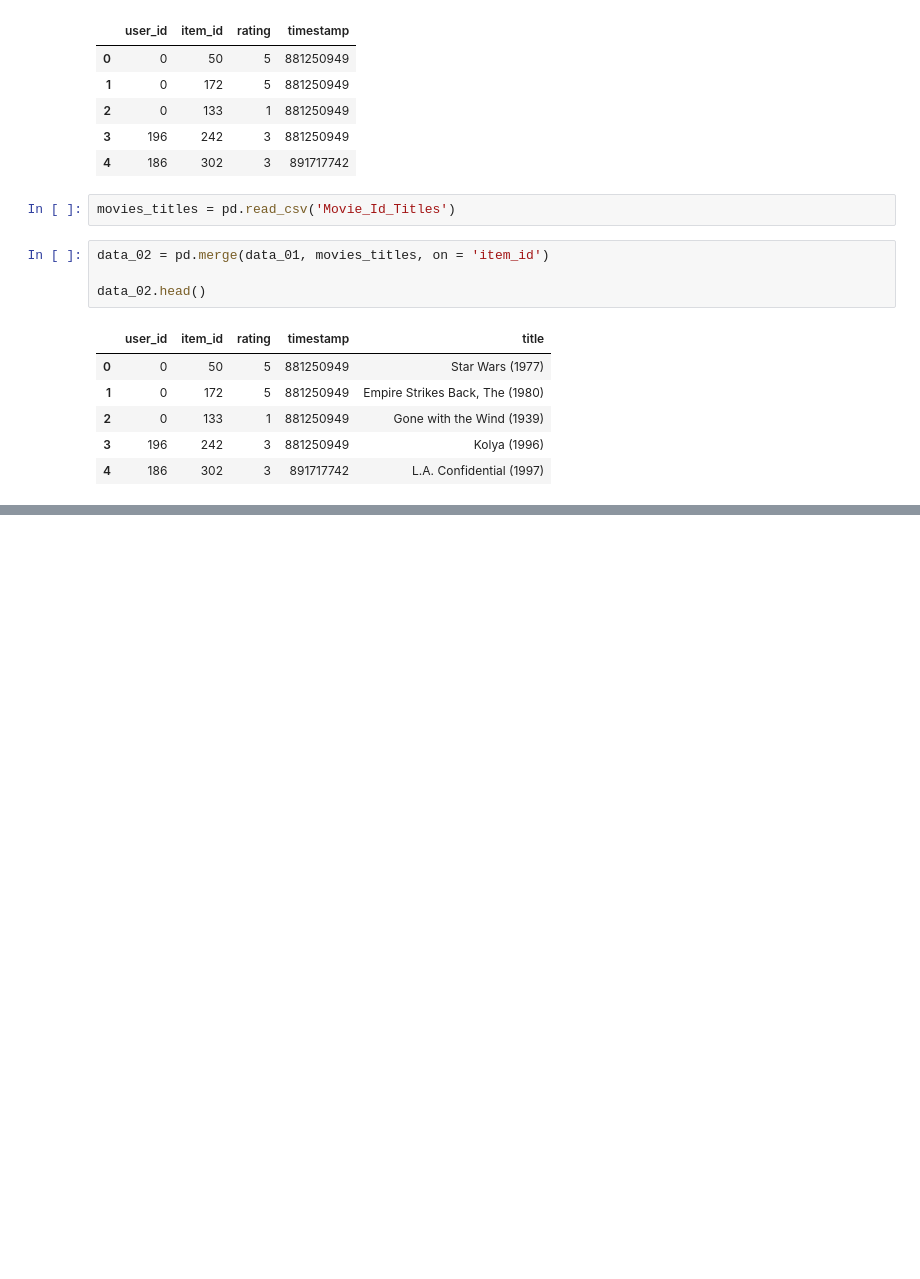
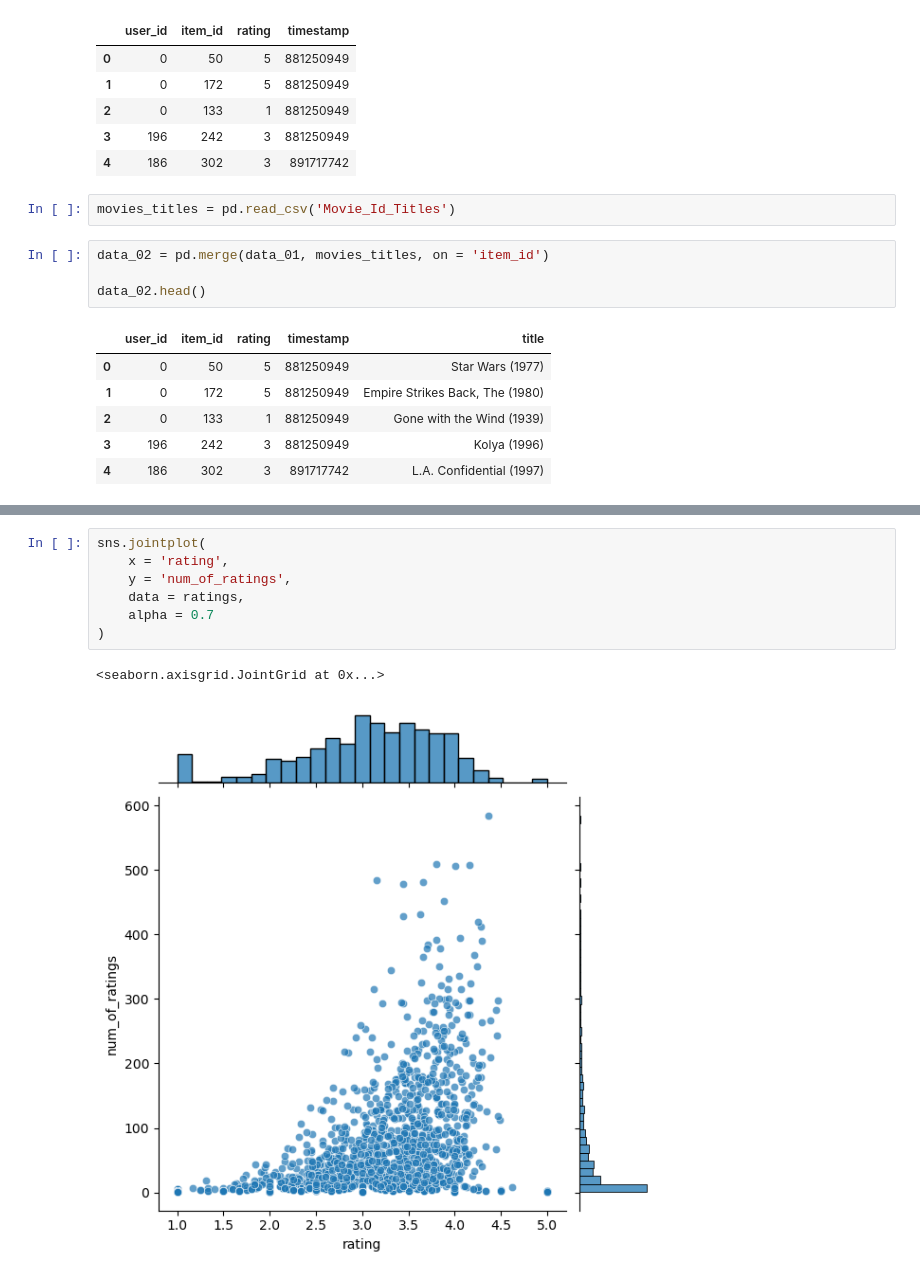
Before and after one commit to Malinda1/machine-learning_course_01, a Jupyter notebook: recommender_system/recommender_system_01.ipynb, the cells around one changed output, grey strips where cells are left out. Cells and saved outputs as stored; diff of their text form; blank space fills up the shorter version.

```diff
--- a/recommender_system/recommender_system_01.ipynb
+++ b/recommender_system/recommender_system_01.ipynb
@@ -37,0 +81,10 @@ data_02.head()
+# %%
+sns.jointplot(
+    x = 'rating',
+    y = 'num_of_ratings',
+    data = ratings,
+    alpha = 0.7
+)
+# %% [output]
+<seaborn.axisgrid.JointGrid at 0x...>
+[figure, added]
```
Also changed, not shown: parts of 5 cells of this notebook.
